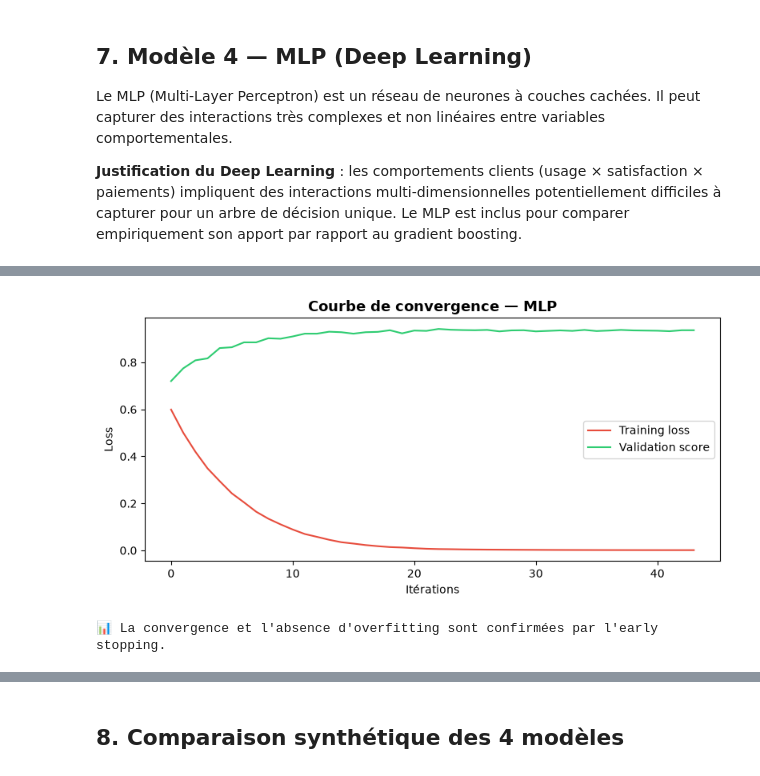
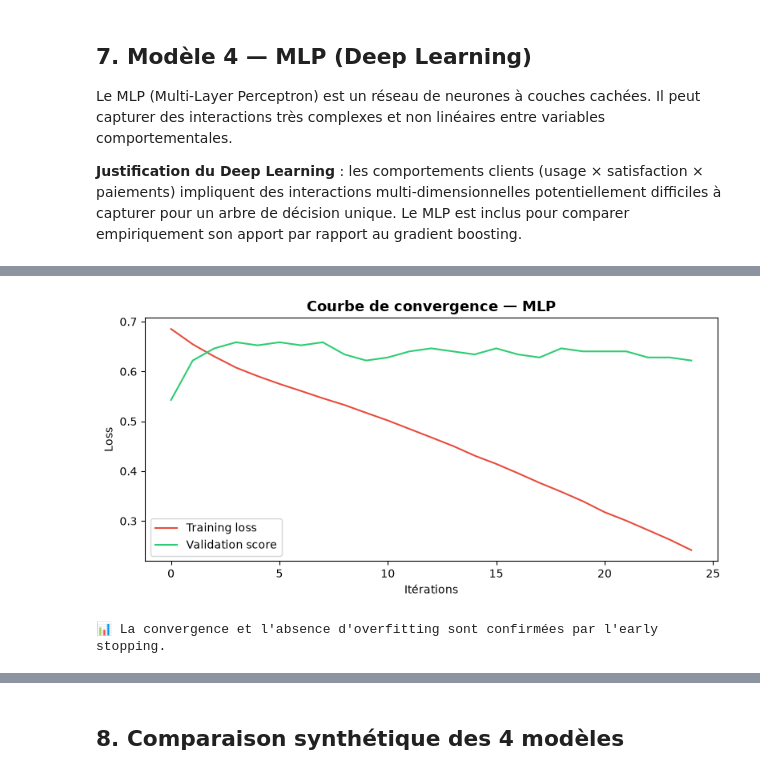
Before and after one commit to imensouidi/Customer-churn-ai, a Jupyter notebook: notebooks/03_Modeling.ipynb, the cells around one changed output, grey strips where cells are left out. Saved outputs shown, nothing was run; the diff lists cells and outputs as text; code cells hidden in the pictures.

```diff
--- a/notebooks/03_Modeling.ipynb
+++ b/notebooks/03_Modeling.ipynb
@@ -173,12 +237,12 @@ display(rf_df)
 # %%
-# Entraînement du meilleur RF (SMOTE retenu)
+# Entraînement du meilleur RF (RUS retenu)
 best_rf = RandomForestClassifier(
     n_estimators=200,
     class_weight='balanced',
     random_state=42,
     n_jobs=-1
 )
-best_rf.fit(X_train_smote, y_train_smote)
-print('✅ Random Forest final entraîné (SMOTE) !')
-metrics_rf = evaluate_model(best_rf, X_test, y_test, model_name='Random Forest + SMOTE')
+best_rf.fit(X_train_rus, y_train_rus)
+print('✅ Random Forest final entraîné (RUS) !')
+metrics_rf = evaluate_model(best_rf, X_test, y_test, model_name='Random Forest + RUS')
 # %% [output]
@@ -248,5 +462,5 @@ Le MLP (Multi-Layer Perceptron) est un réseau de neurones à couches cachées.
 # %%
-mlp = MLPClassifier(
+best_mlp = MLPClassifier(
     hidden_layer_sizes=(128, 64, 32),
     activation='relu',
     solver='adam',
@@ -259,7 +473,15 @@ mlp = MLPClassifier(
     n_iter_no_change=20,
     random_state=42
 )
-mlp.fit(X_train_smote, y_train_smote)
-print(f'✅ MLP entraîné ! ({mlp.n_iter_} itérations)')
-metrics_mlp = evaluate_model(mlp, X_test, y_test, model_name='MLP (Deep Learning)')
+
+best_mlp.fit(X_train_rus, y_train_rus)
+
+print(f'✅ MLP final entraîné ! ({best_mlp.n_iter_} itérations)')
+
+metrics_mlp = evaluate_model(
+    best_mlp,
+    X_test,
+    y_test,
+    model_name='MLP + RUS'
+)
 # %% [output]
@@ -276,16 +502,22 @@ metrics_mlp = evaluate_model(mlp, X_test, y_test, model_name='MLP (Deep Learning
 # %%
 # Courbe de convergence
 plt.figure(figsize=(8, 4))
-plt.plot(mlp.loss_curve_, color='#e74c3c', label='Training loss')
-if hasattr(mlp, 'validation_scores_'):
-    plt.plot(mlp.validation_scores_, color='#2ecc71', label='Validation score')
+
+plt.plot(best_mlp.loss_curve_, color='#e74c3c', label='Training loss')
+
+if hasattr(best_mlp, 'validation_scores_'):
+    plt.plot(best_mlp.validation_scores_,
+             color='#2ecc71',
+             label='Validation score')
+
 plt.title('Courbe de convergence — MLP', fontsize=13, fontweight='bold')
 plt.xlabel('Itérations')
 plt.ylabel('Loss')
 plt.legend()
 plt.tight_layout()
 plt.show()
-print('📊 La convergence et l\'absence d\'overfitting sont confirmées par l\'early stopping.')
+
+print("📊 La convergence et l'absence d'overfitting sont confirmées par l'early stopping.")
 # %% [output]
-[figure, old version]
+[figure, new version]
 📊 La convergence et l'absence d'overfitting sont confirmées par l'early stopping.
```
Also changed, not shown: parts of 29 cells of this notebook, 4 other files.
